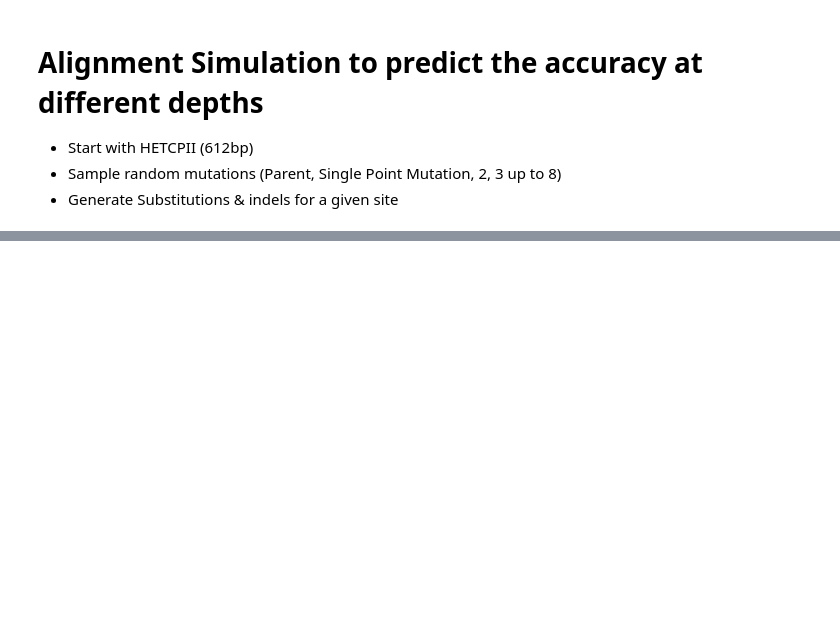
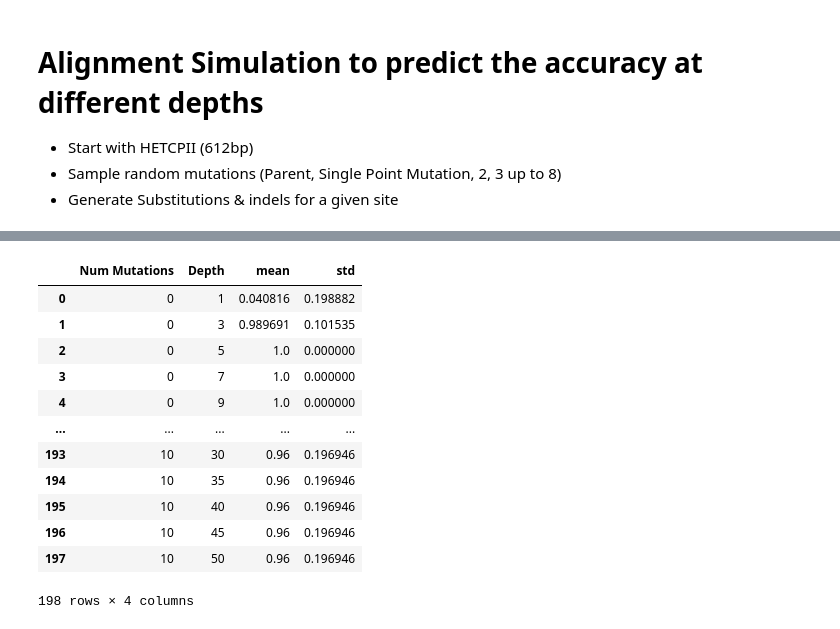
Before and after one commit to fhalab/LevSeq, a Jupyter notebook: examples/barcode_simulater.ipynb, the cells around one changed output, grey strips where cells are left out. Saved outputs shown, nothing was run; the diff lists cells and outputs as text; code cells hidden in the pictures; blank space fills up the shorter version.

```diff
--- a/examples/barcode_simulater.ipynb
+++ b/examples/barcode_simulater.ipynb
@@ -777,0 +841,17 @@ plt.show()
+# %%
+grouped_stats_wo_del = df_wo_del.groupby(['Num Mutations', 'Depth'])['Correct'].agg(['mean', 'std']).reset_index()
+grouped_stats_wo_del
+# %% [output]
+|  | Num Mutations | Depth | mean | std |
+| 0 | 0 | 1 | 0.040816 | 0.198882 |
+| 1 | 0 | 3 | 0.989691 | 0.101535 |
+| 2 | 0 | 5 | 1.0 | 0.000000 |
+| 3 | 0 | 7 | 1.0 | 0.000000 |
+| 4 | 0 | 9 | 1.0 | 0.000000 |
+| ... | ... | ... | ... | ... |
+| 193 | 10 | 30 | 0.96 | 0.196946 |
+| 194 | 10 | 35 | 0.96 | 0.196946 |
+| 195 | 10 | 40 | 0.96 | 0.196946 |
+| 196 | 10 | 45 | 0.96 | 0.196946 |
+| 197 | 10 | 50 | 0.96 | 0.196946 |
+198 rows × 4 columns
```
Also changed, not shown: parts of 35 cells of this notebook, 4 other files.
